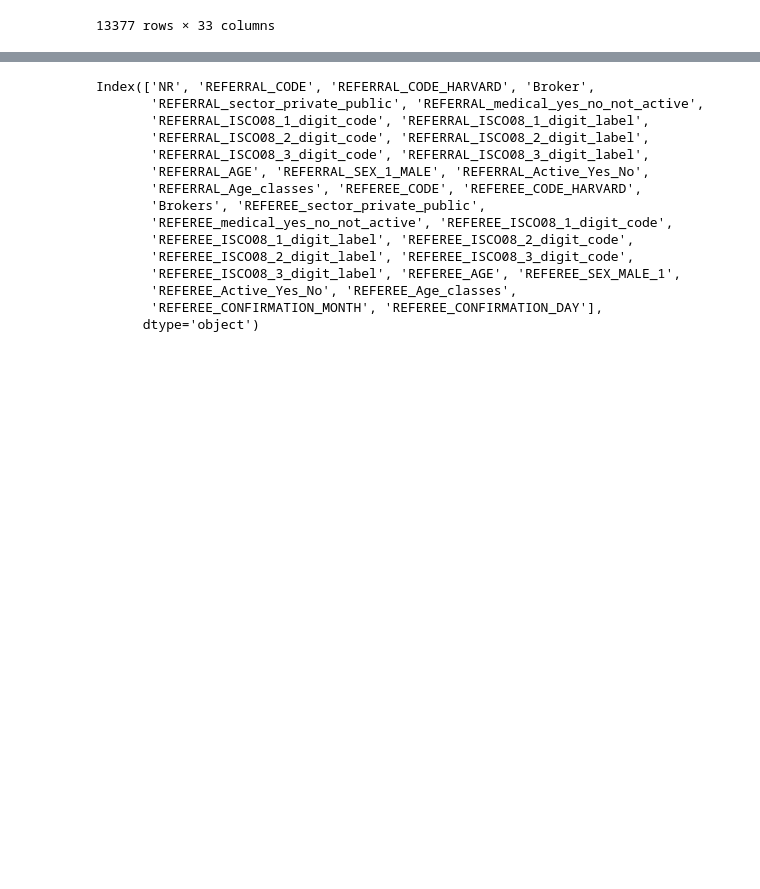
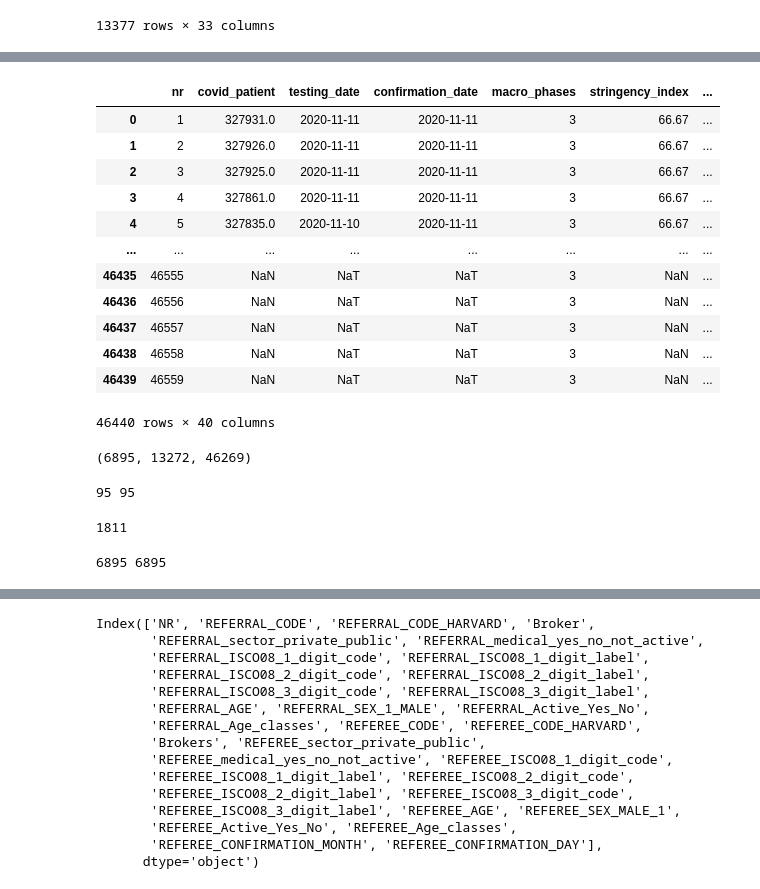
Before and after one commit to swestfechtel/masterarbeit, a Jupyter notebook: notebooks/data_exploration.ipynb, the cells around one changed output, grey strips where cells are left out. Cells and saved outputs as stored; diff of their text form; code cells hidden in the pictures; blank space fills up the shorter version.

```diff
--- a/notebooks/data_exploration.ipynb
+++ b/notebooks/data_exploration.ipynb
@@ -28,0 +45,21 @@ bucharest
+# %%
+bucharest_big = pd.read_excel('../Data/Raw/short database COVID_20.09.21_v3.xlsx')
+bucharest_big
+# %% [output]
+|  | nr | covid_patient | testing_date | confirmation_date | macro_phases | stringency_index | ... |
+| 0 | 1 | 327931.0 | 2020-11-11 | 2020-11-11 | 3 | 66.67 | ... |
+| 1 | 2 | 327926.0 | 2020-11-11 | 2020-11-11 | 3 | 66.67 | ... |
+| 2 | 3 | 327925.0 | 2020-11-11 | 2020-11-11 | 3 | 66.67 | ... |
+| 3 | 4 | 327861.0 | 2020-11-11 | 2020-11-11 | 3 | 66.67 | ... |
+| 4 | 5 | 327835.0 | 2020-11-10 | 2020-11-11 | 3 | 66.67 | ... |
+| ... | ... | ... | ... | ... | ... | ... | ... |
+| 46435 | 46555 | NaN | NaT | NaT | 3 | NaN | ... |
+| 46436 | 46556 | NaN | NaT | NaT | 3 | NaN | ... |
+| 46437 | 46557 | NaN | NaT | NaT | 3 | NaN | ... |
+| 46438 | 46558 | NaN | NaT | NaT | 3 | NaN | ... |
+| 46439 | 46559 | NaN | NaT | NaT | 3 | NaN | ... |
+46440 rows × 40 columns
+# %%
+bucharest['REFEREE_CODE_HARVARD'].nunique(), bucharest['REFERRAL_CODE_HARVARD'].nunique(), bucharest_big['covid_patient'].nunique()
+# %% [output]
+(6895, 13272, 46269)
@@ -28,0 +69,33 @@ bucharest
+# %%
+in_big = 0
+for ref in refs:
+    if bucharest_big.loc[bucharest_big['covid_patient'] == int(ref)].shape[0] > 0:
+        in_big += 1
+
+print(len(refs), in_big)
+# %% [output]
+95 95
+# %%
+in_big = 0
+for ref in bucharest['REFERRAL_CODE_HARVARD']:
+    try:
+        if bucharest_big.loc[bucharest_big['covid_patient'] == int(ref)].shape[0] > 0:
+            in_big += 1
+    except ValueError:
+        continue
+
+print(in_big)
+# %% [output]
+1811
+# %%
+in_big = 0
+for ref in bucharest['REFEREE_CODE_HARVARD'].unique():
+    try:
+        if bucharest_big.loc[bucharest_big['covid_patient'] == int(ref)].shape[0] > 0:
+            in_big += 1
+    except ValueError:
+        continue
+
+print(in_big, bucharest['REFEREE_CODE_HARVARD'].nunique())
+# %% [output]
+6895 6895
```
Also changed, not shown: parts of 12 cells of this notebook, 3 other files.
